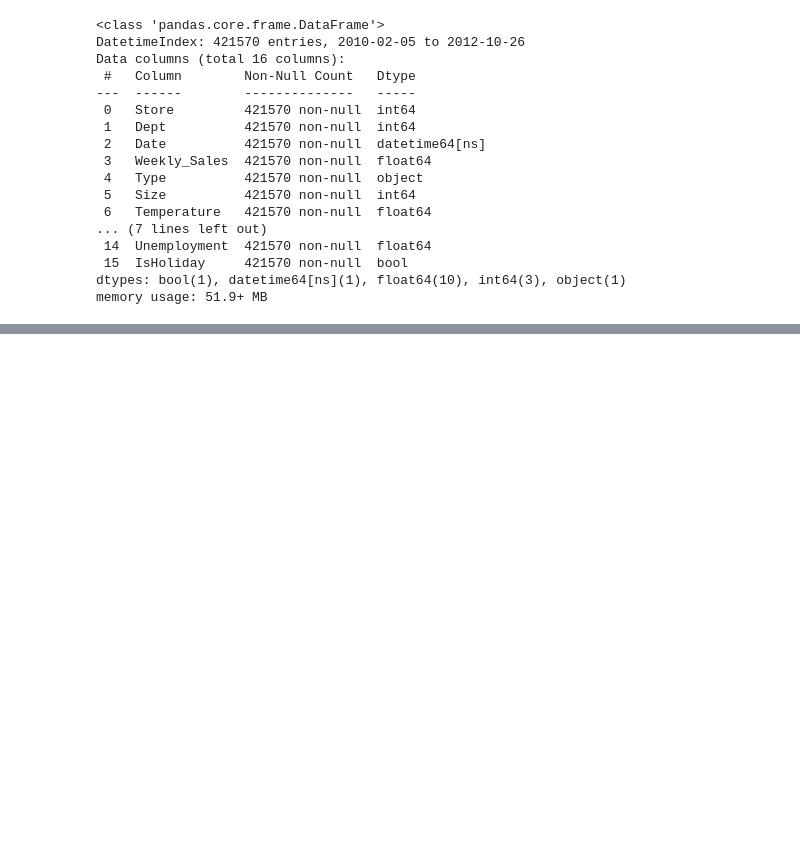
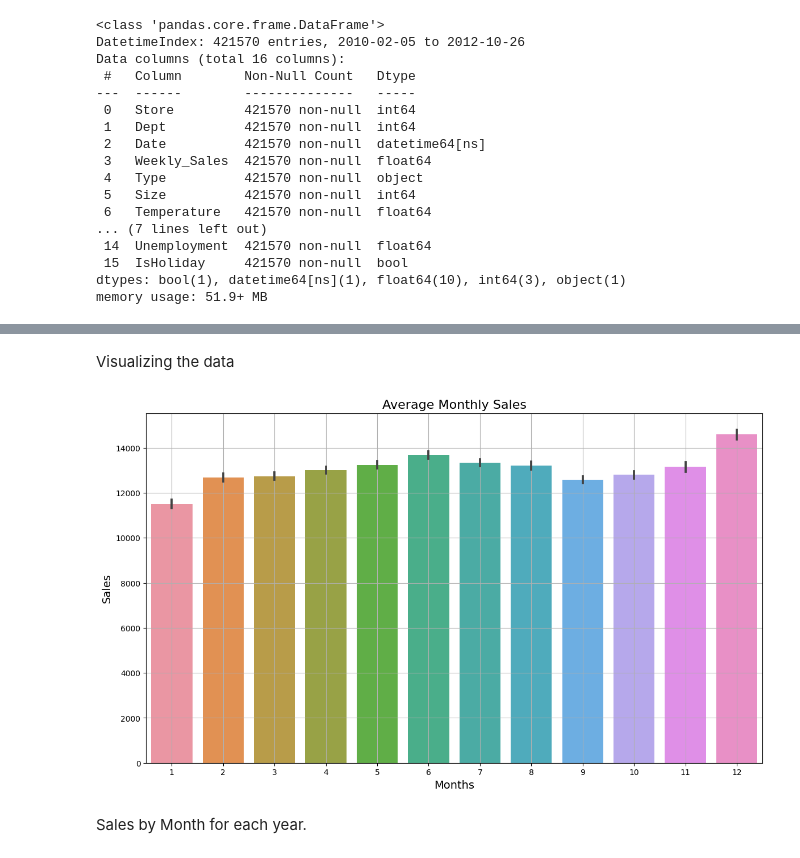
Before and after one commit to silas-ph/Project-2, a Jupyter notebook: sales_forecasting.ipynb, the cells around one changed output, grey strips where cells are left out. Cells and saved outputs as stored; diff of their text form; code cells hidden in the pictures; blank space fills up the shorter version.

```diff
--- a/sales_forecasting.ipynb
+++ b/sales_forecasting.ipynb
@@ -228,0 +308,2 @@ AttributeError: 'DatetimeProperties' object has no attribute 'week'
+# %%
+data = data[data["Weekly_Sales"] >= 0]
@@ -228,0 +314,2 @@ AttributeError: 'DatetimeProperties' object has no attribute 'week'
+# %%
+data["IsHoliday"] = data["IsHoliday"].astype("int")
@@ -228,0 +335,14 @@ AttributeError: 'DatetimeProperties' object has no attribute 'week'
+# %% [markdown]
+Visualizing the data
+# %%
+plt.figure(figsize=(14, 8))
+sns.barplot(x="Month", y="Weekly_Sales", data=data)
+plt.ylabel("Sales", fontsize=14)
+plt.xlabel("Months", fontsize=14)
+plt.title("Average Monthly Sales", fontsize=16)
+#plt.savefig("plots/avg_monthly_sales.png")
+plt.grid()
+# %% [output]
+[figure, added]
+# %% [markdown]
+Sales by Month for each year.
```
Also changed, not shown: parts of 48 cells of this notebook, 2 other files.
